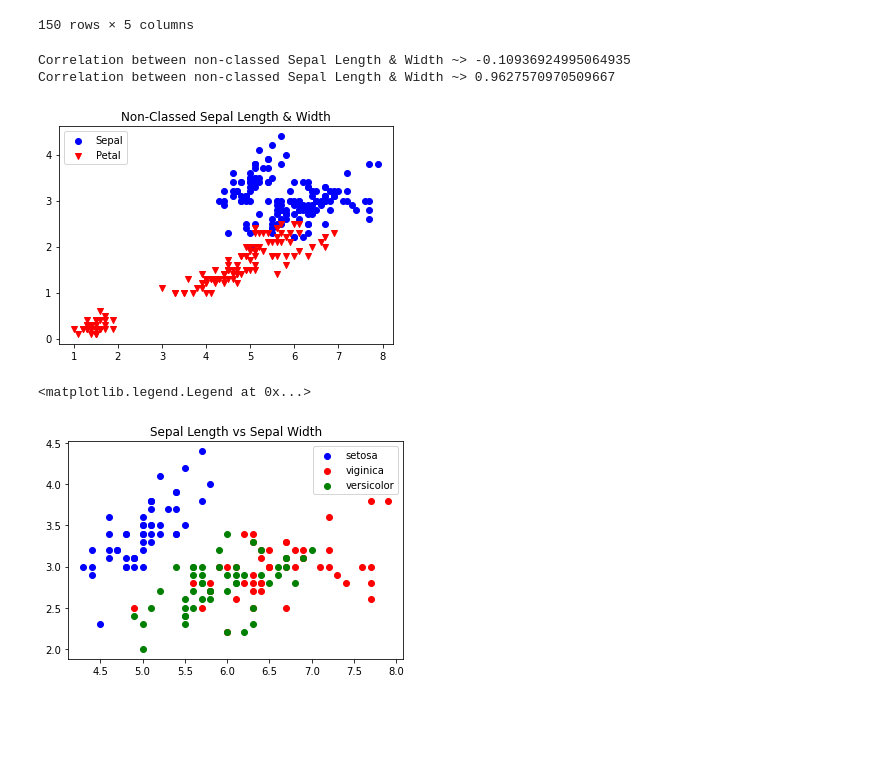
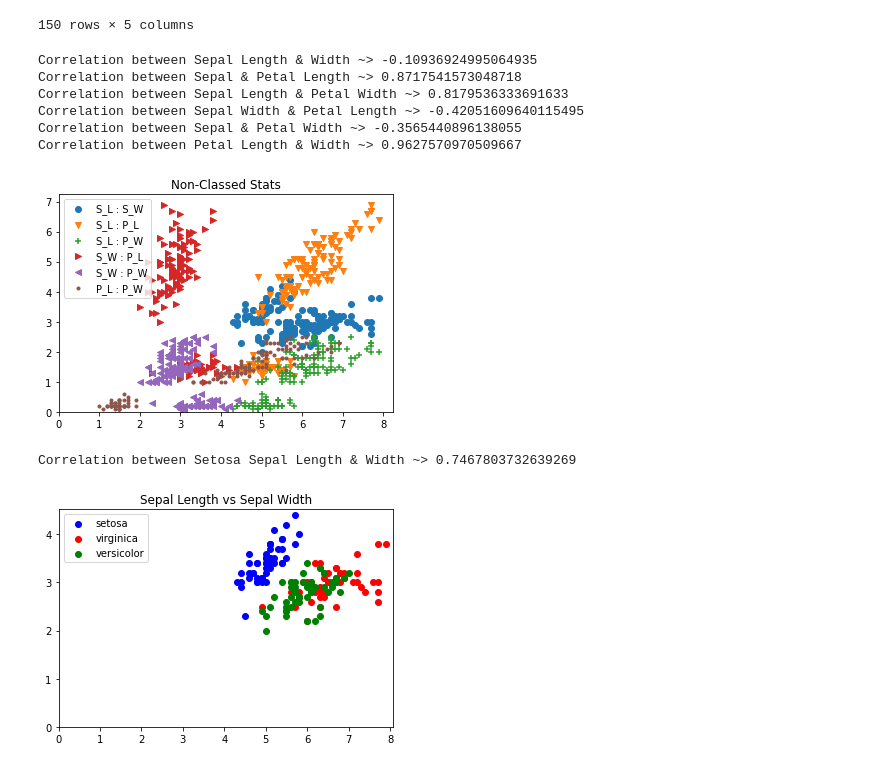
Before and after one commit to samdish7/COSC311, a Jupyter notebook: Labs/Lab3/Lab3.ipynb, the cells around one changed output. Saved outputs shown, nothing was run; the diff lists cells and outputs as text; code cells hidden in the pictures; blank space fills up the shorter version.

```diff
--- a/Labs/Lab3/Lab3.ipynb
+++ b/Labs/Lab3/Lab3.ipynb
@@ -52,26 +52,66 @@ setosa = iris[iris['class'] == 'Iris-setosa']
 virginica = iris[iris['class'] == 'Iris-virginica']
 versicolor = iris[iris['class'] == 'Iris-versicolor']
 # %%
-#sepal_length vs sepal_width no class
-pp.scatter(x = sepal['L'], y = sepal['W'], color = 'b')
-pp.scatter(x = petal['L'], y = petal['W'], color = 'r', marker = 'v')
-pp.title("Non-Classed Sepal Length & Width")
-pp.legend(['Sepal', 'Petal'])
+#no class plot/stats; #4 A)
+
+#plot the 6 different data comparisons
+pp.scatter(x = sepal['L'], y = sepal['W'])
+pp.scatter(x = sepal['L'], y = petal['L'], marker = 'v')
+pp.scatter(x = sepal['L'], y = petal['W'], marker = '+')
+pp.scatter(x = sepal['W'], y = petal['L'], marker = '>')
+pp.scatter(x = sepal['W'], y = petal['W'], marker = '<')
+pp.scatter(x = petal['L'], y = petal['W'], marker = '.')
+pp.title("Non-Classed Stats")
+pp.legend(['S_L : S_W', 'S_L : P_L', 'S_L : P_W', 'S_W : P_L', 'S_W : P_W', 'P_L : P_W'])
+pp.xlim(left = 0) # start axis at 0
+pp.ylim(bottom = 0)
+
+#determine correlation between all of them using stats.py library
 corrS = stats.corr(sepal['L'], sepal['W'])
-print(f'Correlation between non-classed Sepal Length & Width ~> {corrS}')
+print(f'Correlation between Sepal Length & Width ~> {corrS}')
+
+corrSLPL = stats.corr(sepal['L'], petal['L'])
+print(f'Correlation between Sepal & Petal Length ~> {corrSLPL}')
+
+corrSLPW = stats.corr(sepal['L'], petal['W'])
+print(f'Correlation between Sepal Length & Petal Width ~> {corrSLPW}')
+
+corrSWPL = stats.corr(sepal['W'], petal['L'])
+print(f'Correlation between Sepal Width & Petal Length ~> {corrSWPL}')
+
+corrSWPW = stats.corr(sepal['W'], petal['W'])
+print(f'Correlation between Sepal & Petal Width ~> {corrSWPW}')
+
 corrP = stats.corr(petal['L'], petal['W'])
-print(f'Correlation between non-classed Sepal Length & Width ~> {corrP}')
+print(f'Correlation between Petal Length & Width ~> {corrP}')
 # %% [output]
-Correlation between non-classed Sepal Length & Width ~> -0.10936924995064935
-Correlation between non-classed Sepal Length & Width ~> 0.9627570970509667
+Correlation between Sepal Length & Width ~> -0.10936924995064935
+Correlation between Sepal & Petal Length ~> 0.8717541573048718
+Correlation between Sepal Length & Petal Width ~> 0.8179536333691633
+Correlation between Sepal Width & Petal Length ~> -0.42051609640115495
+Correlation between Sepal & Petal Width ~> -0.3565440896138055
+Correlation between Petal Length & Width ~> 0.9627570970509667
-[figure, old version]
+[figure, new version]
 # %%
+# begin #4 B)
+
 # sepal_length vs sepal_width class
 pp.scatter(x = setosa['sepal_length'], y = setosa['sepal_width'], color = 'b')
 pp.scatter(x = virginica['sepal_length'], y = virginica['sepal_width'], color = 'r')
 pp.scatter(x = versicolor ['sepal_length'], y = versicolor ['sepal_width'], color = 'g')
 pp.title("Sepal Length vs Sepal Width")
-pp.legend(['setosa', 'viginica', 'versicolor'])
+pp.legend(['setosa', 'virginica', 'versicolor'])
+pp.xlim(left = 0)
+pp.ylim(bottom = 0)
+
+corrSS = stats.corr(setosa['sepal_length'], setosa['sepal_width'])
+print(f'Correlation between Setosa Sepal Length & Width ~> {corrSS}')
+
+#corrSVI = stats.corr(virginica['sepal_length'], virginica['sepal_width'])
+#print(f'Correlation between Virginica Sepal Length & Width ~> {corrSVI}')
+
+#corrSVE = stats.corr(setosa['sepal_length'], setosa['sepal_width'])
+#print(f'Correlation between Versicolor Sepal Length & Width ~> {corrSVE}')
 # %% [output]
-<matplotlib.legend.Legend at 0x...>
+Correlation between Setosa Sepal Length & Width ~> 0.7467803732639269
-[figure, old version]
+[figure, new version]
```
Also changed, not shown: parts of 6 cells of this notebook.
